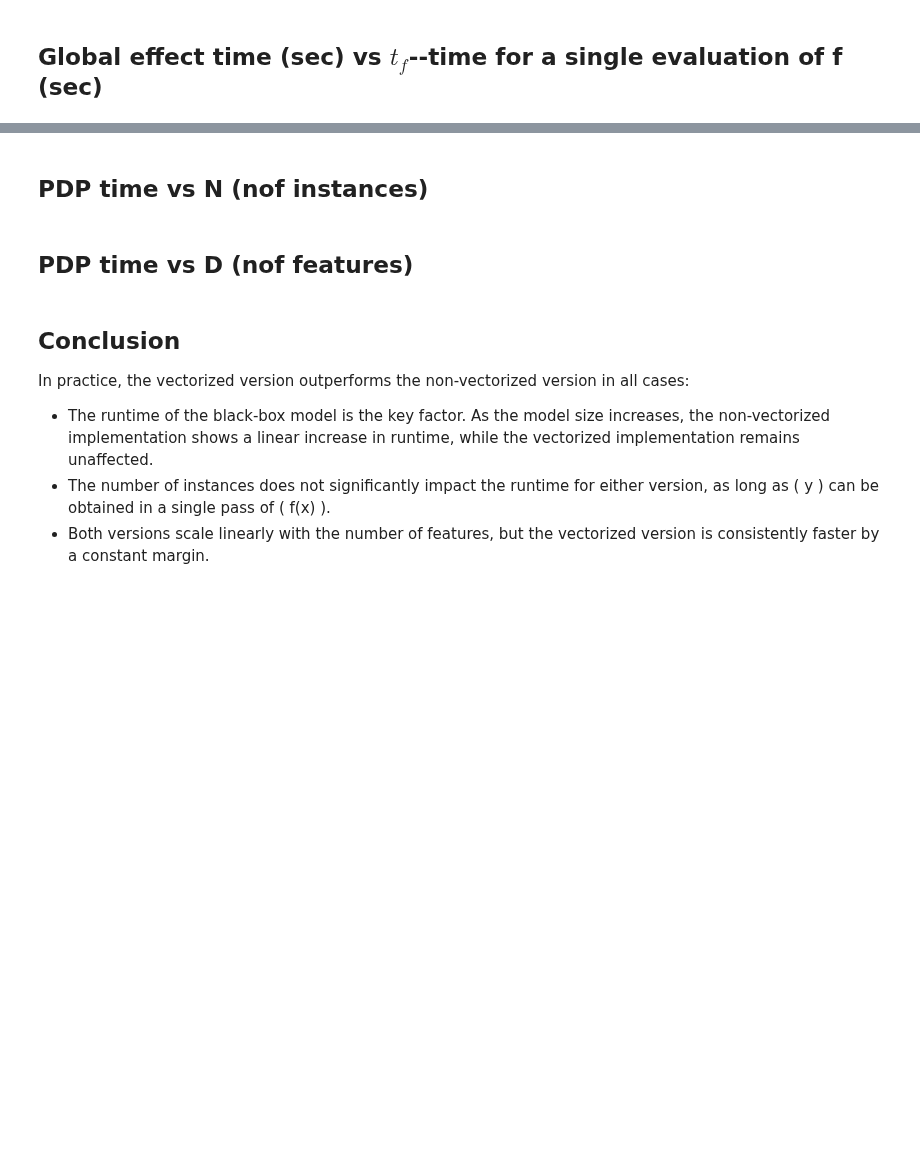
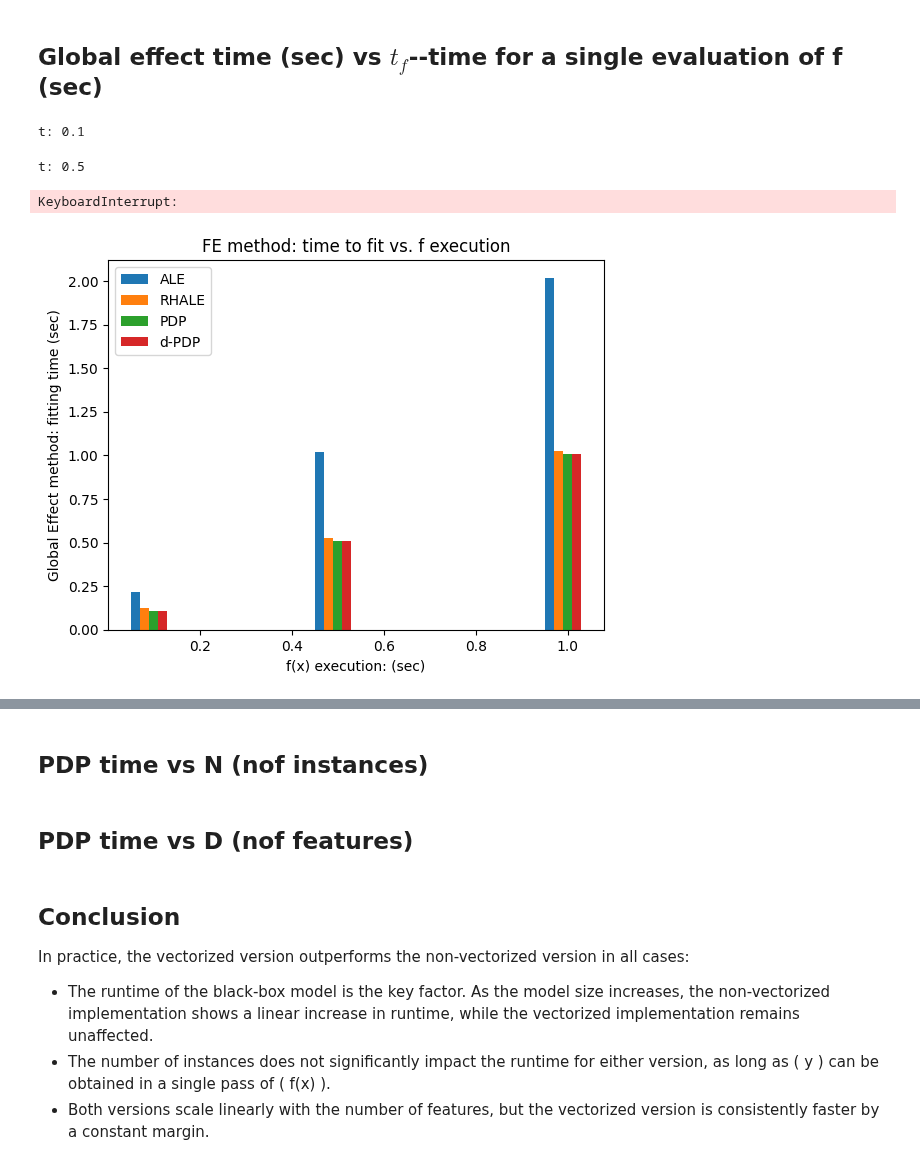
Before and after one commit to givasile/effector, a Jupyter notebook: notebooks/synthetic-examples/06_efficiency_comparison_global.ipynb, the cells around one changed output, grey strips where cells are left out. Drawn from its saved outputs; the diff is of its cells as text; code cells hidden in the pictures; blank space fills up the shorter version.

```diff
--- a/notebooks/synthetic-examples/06_efficiency_comparison_global.ipynb
+++ b/notebooks/synthetic-examples/06_efficiency_comparison_global.ipynb
@@ -87,5 +108,5 @@ T = 100
 # %%
-vec = [.1, .5] # , 1., 2.]
+vec = np.array([.1, .5, 1.]) # , 1., 2.]
 time_dict = {"ale": [], "rhale": [], "pdp":[], "d_pdp":[]}
 for t in vec:
     print("t:", t)
@@ -93,5 +114,10 @@ for t in vec:
     model_jac = return_jacobian(t)
     time_dict["ale"].append(measure_time("ale", 3))
     time_dict["rhale"].append(measure_time("rhale", 3))
-    time_dict["pdp"].append(measure_time("pdp_vectorized", 3))
-    time_dict["d_pdp"].append(measure_time("d_pdp_vectorized", 3))
+    time_dict["pdp"].app# end(measure_time("pdp", 3))
+    time_dict["d_pdp"].append(measure_time("d_pdp", 3))
+    # time_dict["shap_dp"].append(measure_time("d_pdp", 3))
+# %% [output]
+t: 0.1
+t: 0.5
+KeyboardInterrupt:
@@ -109,0 +124,13 @@ plt.show()
+# %%
+plt.figure()
+plt.bar(vec-0.04, [tt["fit"] for tt in time_dict["ale"]], label="ALE", width=0.02)
+plt.bar(vec-0.02, [tt["fit"] for tt in time_dict["rhale"]], label="RHALE", width=0.02)
+plt.bar(vec, [tt["fit"] for tt in time_dict["pdp"]], label="PDP", width=0.02)
+plt.bar(vec+0.02, [tt["fit"] for tt in time_dict["d_pdp"]], label="d-PDP", width=0.02)
+plt.title("FE method: time to fit vs. f execution")
+plt.xlabel("f(x) execution: (sec)")
+plt.ylabel("Global Effect method: fitting time (sec)")
+plt.legend()
+plt.show()
+# %% [output]
+[figure, added]
```
Also changed, not shown: parts of 6 cells of this notebook.
